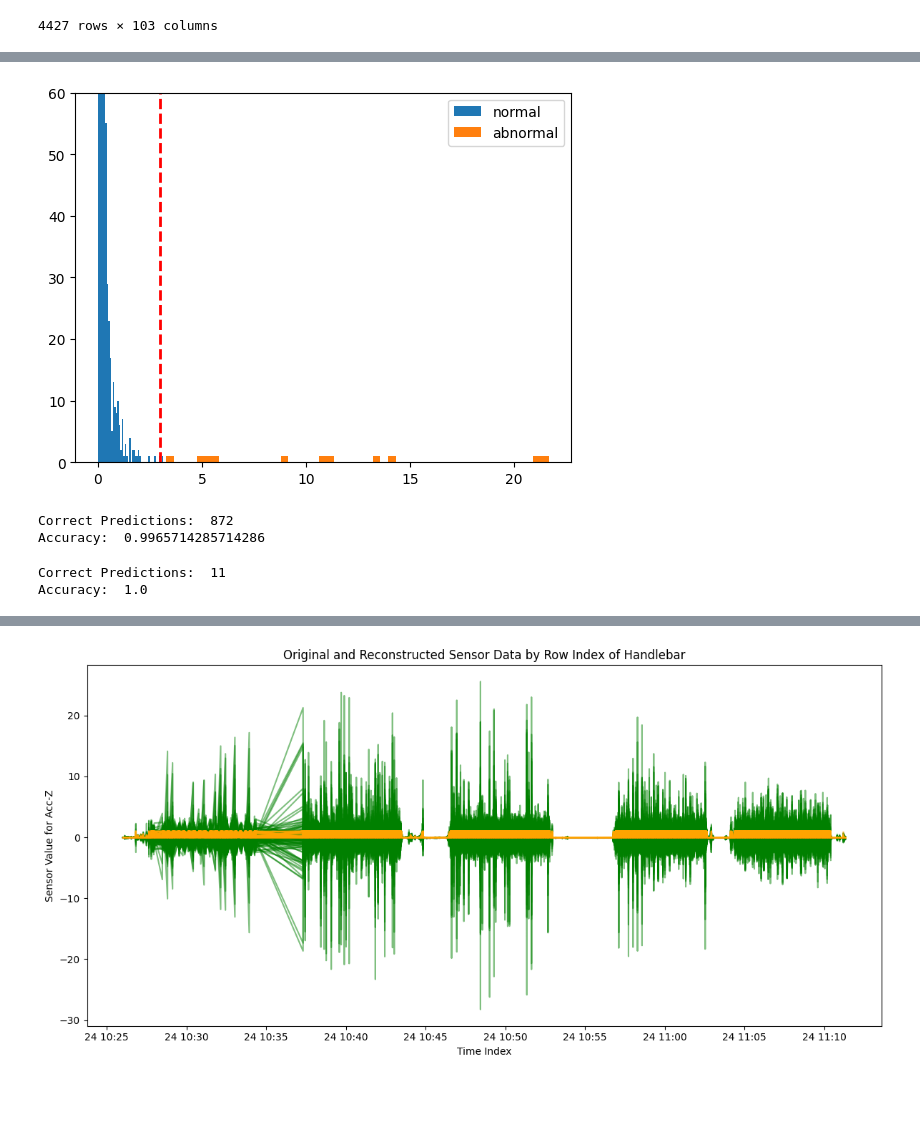
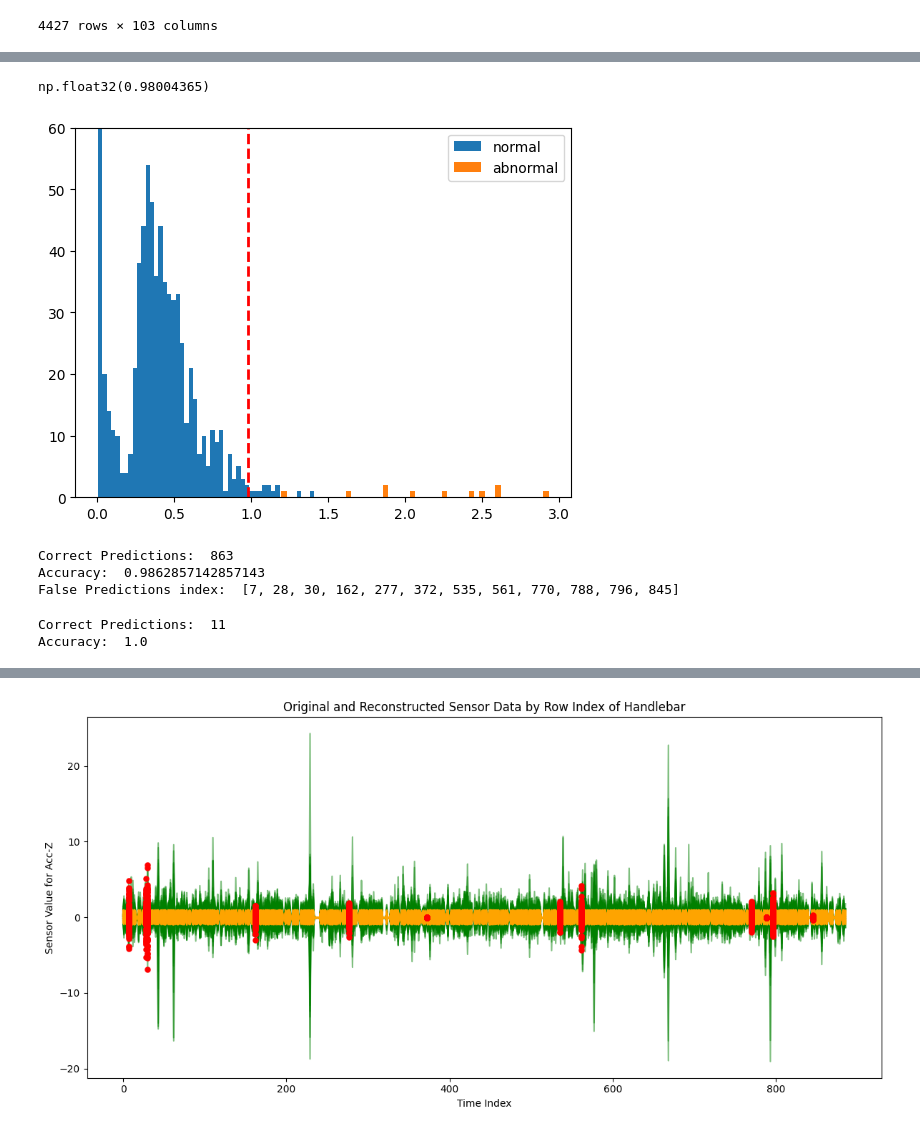
Before and after one commit to Ziyi-star/Bachelor-Project, a Jupyter notebook: notebooks/Handlebar/02-Autoencoder_Handlebar_32.ipynb, the cells around one changed output, grey strips where cells are left out. Saved outputs shown, nothing was run; the diff lists cells and outputs as text; code cells hidden in the pictures; blank space fills up the shorter version.

Commit message:
Autoencoder all finished

```diff
--- a/notebooks/Handlebar/02-Autoencoder_Handlebar_32.ipynb
+++ b/notebooks/Handlebar/02-Autoencoder_Handlebar_32.ipynb
@@ -222,5 +201,11 @@ plt.hist(train_loss_abnormal, bins=50)
+# %%
+# threshold auswählen nach business logic
+threshold = np.mean(train_loss) + 2.5*np.std(train_loss)
+threshold
+# %% [output]
+np.float32(0.98004365)
 # %%
-threshold = 3
+
 plt.hist(train_loss, bins=50, label='normal')
 plt.hist(train_loss_abnormal, bins=50, label='abnormal')
 plt.ylim(0, 60)
@@ -228,18 +213,22 @@ plt.legend()
 plt.axvline(threshold, color='r', linestyle='dashed', linewidth=2,label = '{:0.3f}'.format(threshold))
 plt.show()
 # %% [output]
-[figure, old version]
+[figure, new version]
 # %%
-preds=tf.math.less(train_loss, threshold)
-correct = tf.math.count_nonzero(preds)
+preds_normal=tf.math.less(train_loss, threshold)
+correct = tf.math.count_nonzero(preds_normal)
+false_predictions_normal = [i for i, x in enumerate(preds_normal) if not x]
 print("Correct Predictions: ", correct.numpy())
-print("Accuracy: ", correct.numpy()/len(preds))
+print("Accuracy: ", correct.numpy()/len(preds_normal))
+print("False Predictions index: ", false_predictions_normal)
 # %% [output]
-Correct Predictions:  872
-Accuracy:  0.9965714285714286
+Correct Predictions:  863
+Accuracy:  0.9862857142857143
+False Predictions index:  [7, 28, 30, 162, 277, 372, 535, 561, 770, 788, 796, 845]
 # %%
 preds_abnormal=tf.math.greater(train_loss_abnormal, threshold)
 correct = tf.math.count_nonzero(preds_abnormal)
+false_predictions_abnormal = [i for i, x in enumerate(preds_abnormal) if not x]
 print("Correct Predictions: ", correct.numpy())
 print("Accuracy: ", correct.numpy()/len(preds_abnormal))
 # %% [output]
@@ -262,7 +250,7 @@ combined_df.sort_values('start_time', inplace=True)
 # 4. Set 'start_time' as the index
 combined_df.set_index('start_time', inplace=True)
 # %%
-# reconstruct data using autoencoder
+# reconstruct test data using autoencoder
 
 import matplotlib.pyplot as plt
 import numpy as np
@@ -270,10 +258,10 @@ import numpy as np
 # Assuming you have your autoencoder model and combined_df ready
 
 # 1. Select columns to plot (e.g., "Acc-Z_1" to "Acc-Z_100")
-sensor_cols = [col for col in combined_df.columns if col.startswith("Acc-Z_")]
+sensor_cols = [col for col in test_data_scaled_df.columns if col.startswith("Acc-Z_")]
 
 # 2. Extract the sensor data from combined_df
-sensor_data = combined_df[sensor_cols].values
+sensor_data = test_data_scaled_df[sensor_cols].values
 
 # 3. Reconstruct the data using the autoencoder
 reconstructed_data = model.predict(sensor_data)
@@ -281,17 +269,23 @@ reconstructed_data = model.predict(sensor_data)
 # 4. Plot the original and reconstructed data points
 plt.figure(figsize=(12, 6))
 
-# Use a single color for all lines
-color_original = 'green'
-color_reconstructed = 'orange'
-
 # Plot original data
 for i, col in enumerate(sensor_cols):
-    plt.plot(combined_df.index, sensor_data[:, i], color=color_original, alpha=0.5)
+    plt.plot(test_data_scaled_df.index, sensor_data[:, i], color='green', alpha=0.5)
 
 # Plot reconstructed data
 for i, col in enumerate(sensor_cols):
-    plt.plot(combined_df.index, reconstructed_data[:, i], color=color_reconstructed, alpha=0.5)
+    plt.plot(test_data_scaled_df.index, reconstructed_data[:, i], color='orange', alpha=0.5)
+
+# Highlight false predictions with a vertical scatter
+for row_i in false_predictions_normal:
+    y_values = sensor_data[row_i, :]
+    x_values = [test_data_scaled_df.index[row_i]] * len(y_values)
+    plt.scatter(x_values, y_values, color='red', alpha=1.0, zorder=3, linewidths=0.1)
+for row_i in false_predictions_abnormal:
+    y_values = sensor_data[row_i, :]
+    x_values = [test_data_scaled_df.index[row_i]] * len(y_values)
+    plt.scatter(x_values, y_values, color='red', alpha=1.0, zorder=3)
 
 plt.title("Original and Reconstructed Sensor Data by Row Index of Handlebar")
 plt.xlabel("Time Index")
@@ -303 +297 @@ plt.show()
-[figure, old version]
+[figure, new version]
```
Also changed, not shown: parts of 16 cells of this notebook.
